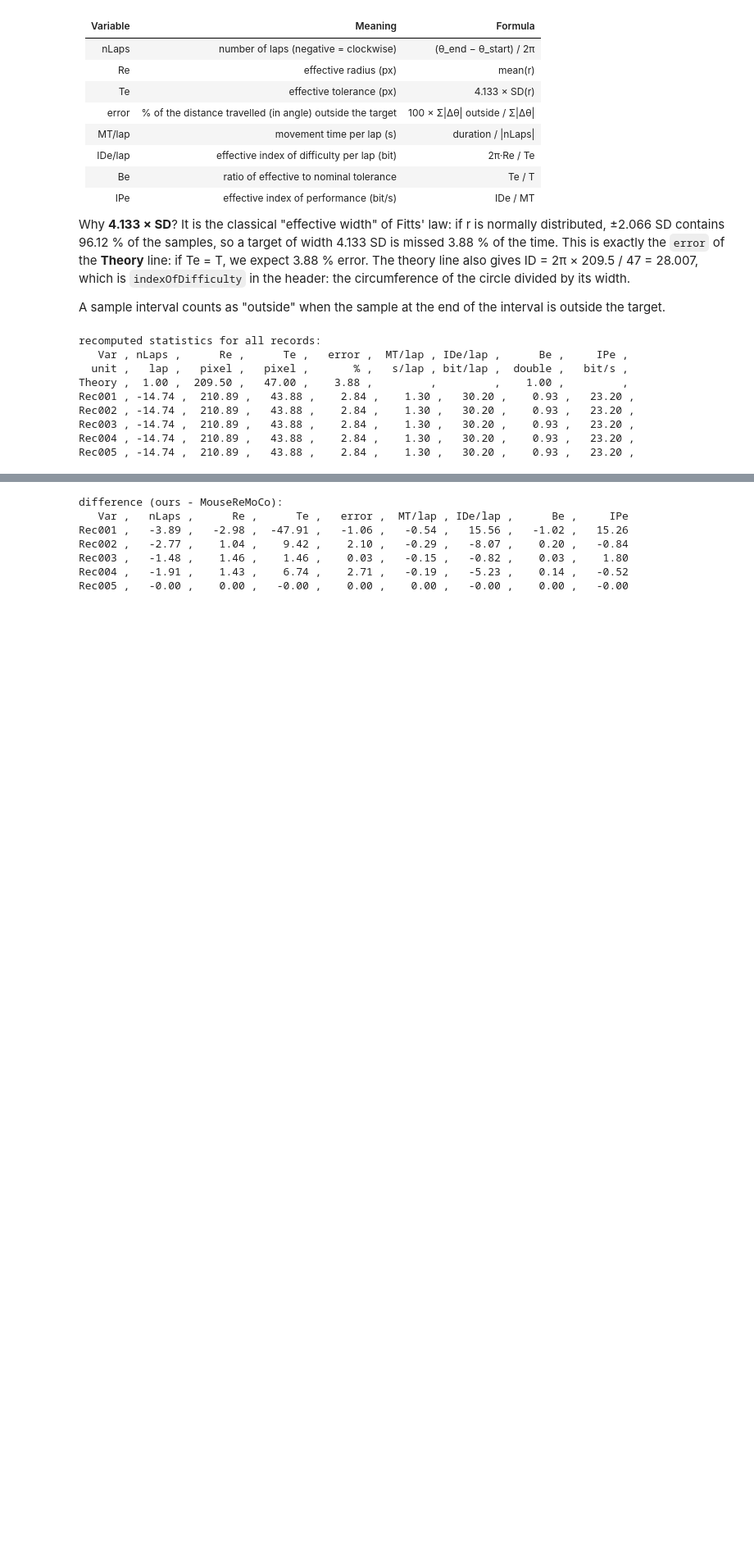
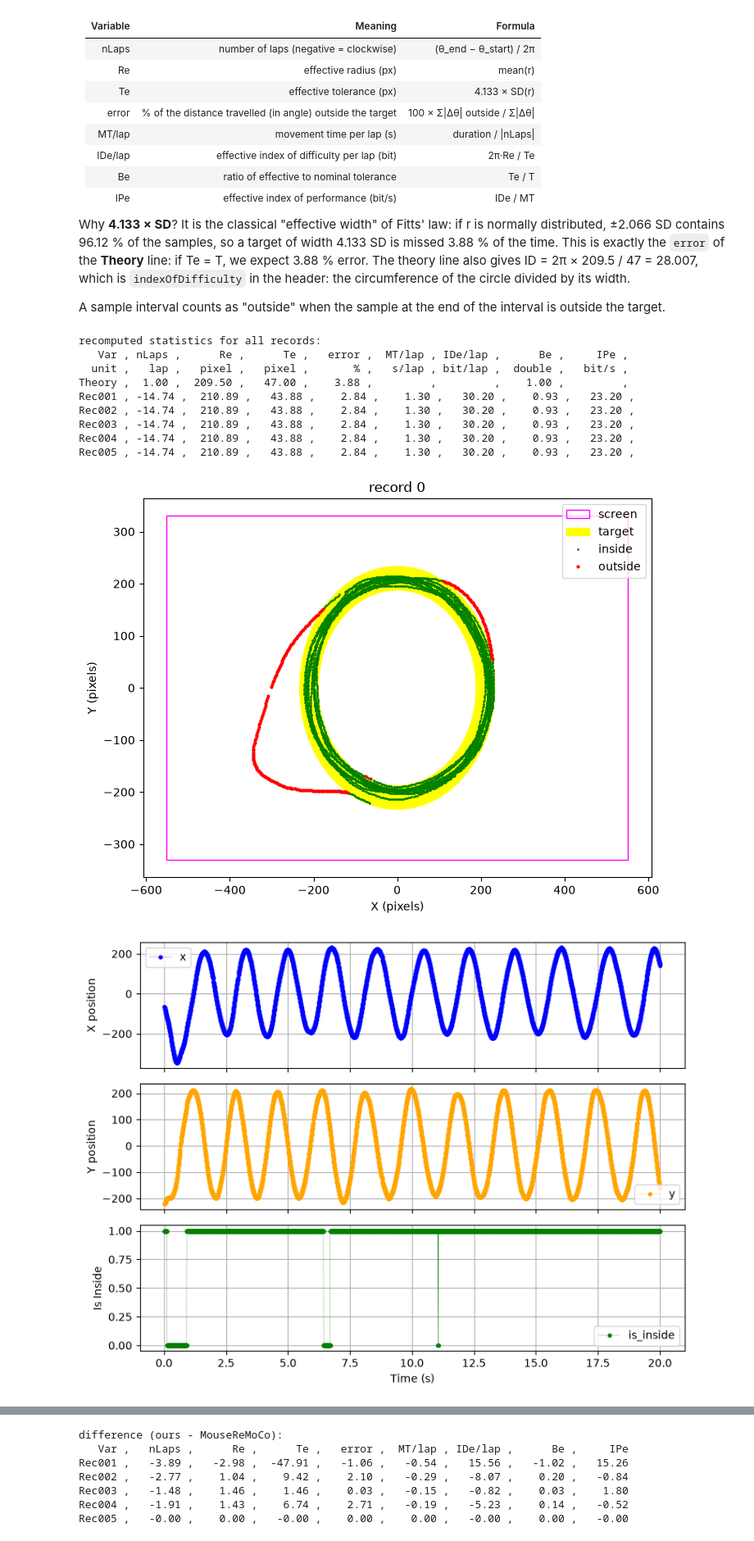
Before and after one commit to ValentinBAL-student/Circular-task, a Jupyter notebook: circular-task-notebook.ipynb, the cells around one changed output, grey strips where cells are left out. Shown at 82% size. Drawn from its saved outputs; the diff is of its cells as text; code cells hidden in the pictures; blank space fills up the shorter version.

Commit message:
Plot each record screen and Coordonate and in/out statut

```diff
--- a/circular-task-notebook.ipynb
+++ b/circular-task-notebook.ipynb
@@ -339,3 +339,53 @@ Rec002 , -14.74 ,  210.89 ,   43.88 ,    2.84 ,    1.30 ,   30.20 ,    0.93 ,
 Rec003 , -14.74 ,  210.89 ,   43.88 ,    2.84 ,    1.30 ,   30.20 ,    0.93 ,   23.20 ,
 Rec004 , -14.74 ,  210.89 ,   43.88 ,    2.84 ,    1.30 ,   30.20 ,    0.93 ,   23.20 ,
 Rec005 , -14.74 ,  210.89 ,   43.88 ,    2.84 ,    1.30 ,   30.20 ,    0.93 ,   23.20 ,
+# %%
+#function plot the trajectory for each record + function to plot the X, Y and inside/outside status for each record
+def plot_record_trajectory(record, header, title):
+    # Input:
+    #   record: dictionary with parameters "t", "x", "y", "inside
+    #output:
+    #   displays the plot
+    R, T = header["taskRadius"], header["taskTolerance"] # task parameters
+    left, top = -header["centerX"], header["centerY"] #defining the top-left corner of the screen
+    fig, ax = plt.subplots(figsize=(8, 6))
+    ax.add_patch(Rectangle((left, top - header["screenHeight"]), header["screenWidth"], header["screenHeight"],# displaying the screen on plot
+                           fill=False, edgecolor="magenta", label="screen"))
+    #display the target
+    ax.add_patch(Circle((0, 0), R + T / 2, color="yellow", label="target"))
+    ax.add_patch(Circle((0, 0), R - T / 2, color="white"))
+
+    ins = record["inside"] #boolean array indicating if the mouse is inside the target
+    ax.plot(record["x"][ins], record["y"][ins], ".", color="green", markersize=2, label="inside")#inside
+    ax.plot(record["x"][~ins], record["y"][~ins], ".", color="red", markersize=4, label="outside") #outside with ~ in boolean array
+    ax.set_xlabel("X (pixels)")
+    ax.set_ylabel("Y (pixels)")
+    ax.set_title(title)
+    ax.legend(loc="upper right")
+    plt.show()
+
+
+
+def plot_record_timeseries(record):
+    fig, axes = plt.subplots(3, 1, figsize=(8, 6), sharex=True)
+    axes[0].plot(r["t"], r["x"], ".-", color="blue", linewidth=0.2, label="x")
+    axes[0].set_ylabel("X position")
+    axes[1].plot(r["t"], r["y"], ".-", color="orange", linewidth=0.2, label="y")
+    axes[1].set_ylabel("Y position")
+    axes[2].plot(r["t"], r["inside"].astype(int), ".-", color="green", linewidth=0.2, label="is_inside")
+    axes[2].set_ylabel("Is Inside")
+    axes[2].set_xlabel("Time (s)")
+    for ax in axes:
+        ax.grid(True)
+        ax.legend()
+    plt.tight_layout()
+    plt.show()
+
+
+#plot each record sepately, with the trajectory and the time series of X, Y and inside/outside status
+for i, r in enumerate(records):
+    plot_record_trajectory(r, header, f"record {i}")
+    plot_record_timeseries(r)
+# %% [output]
+[figure, added]
+[figure, added]
```
Also changed, not shown: parts of 1 cell of this notebook.
